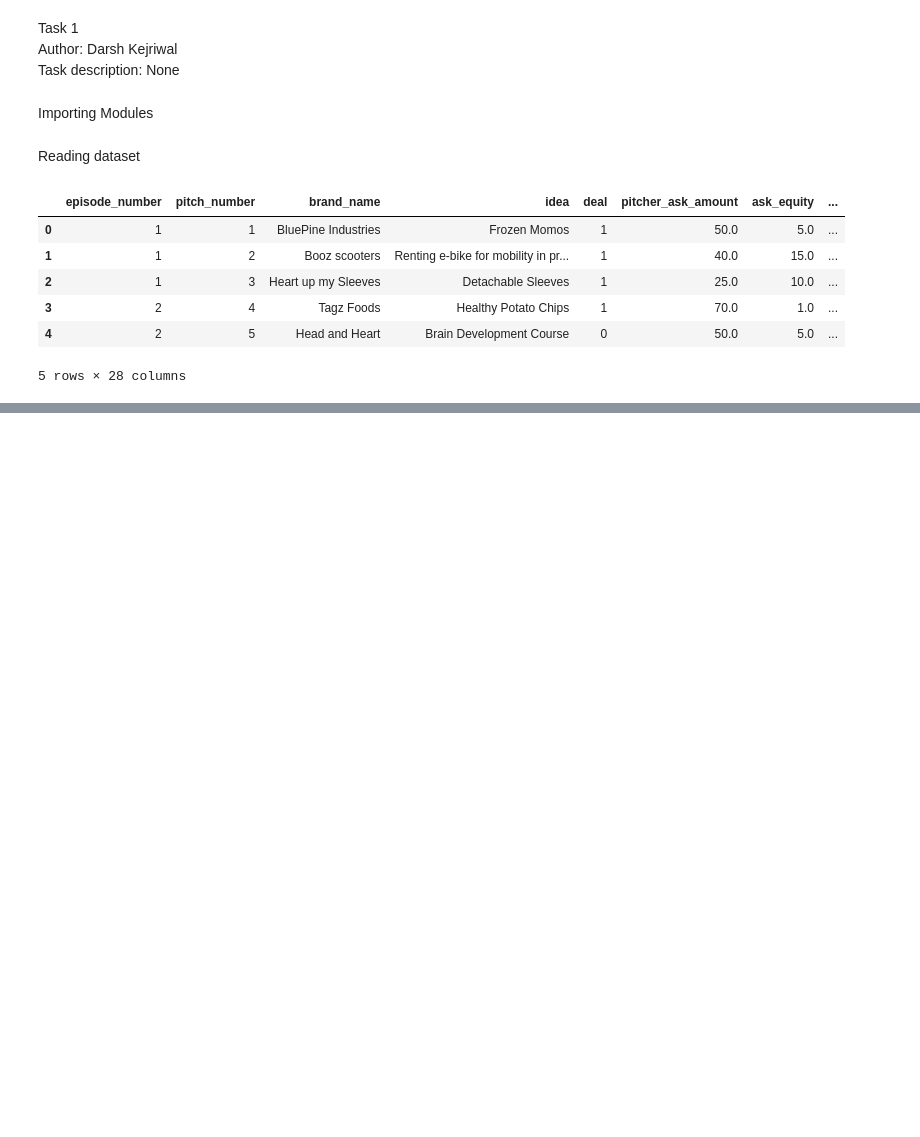
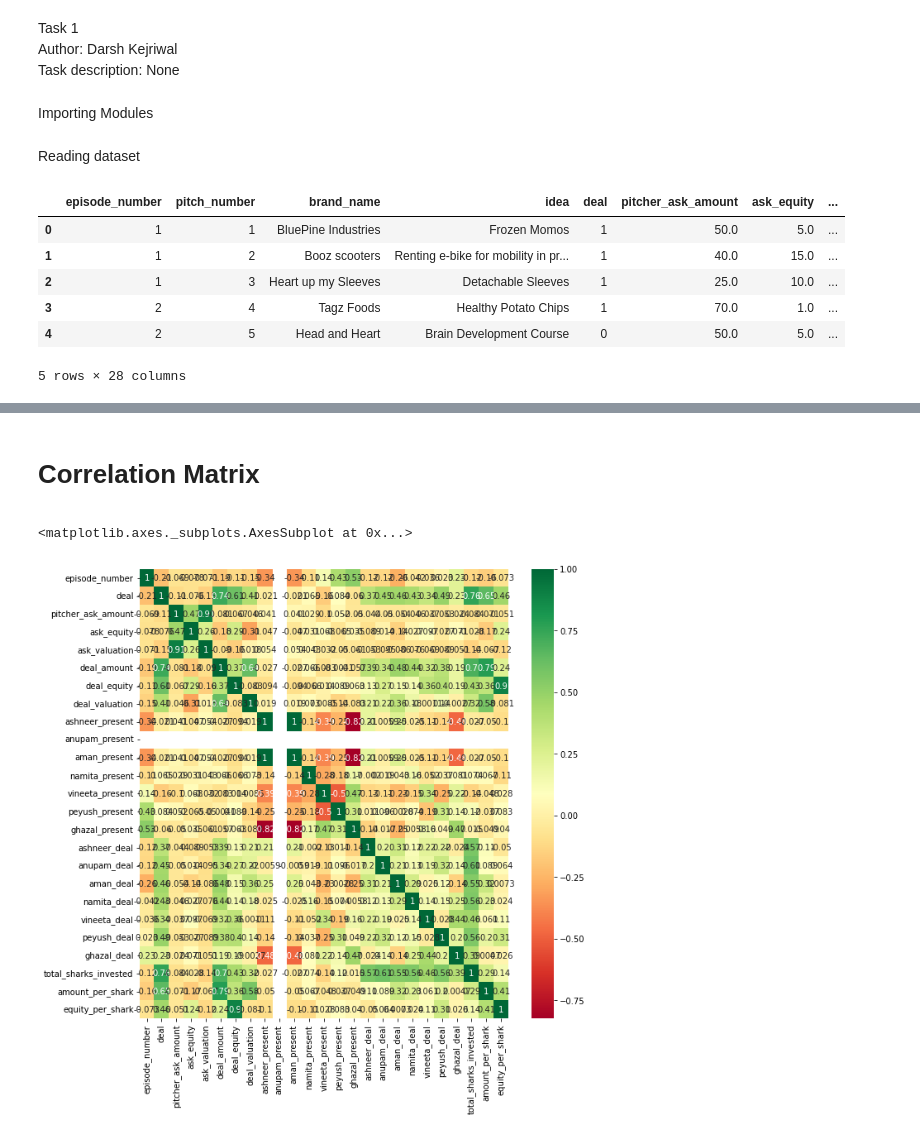
Before and after one commit to darshk07/VITMAS-datascience, a Jupyter notebook: Task 1/task1.ipynb, the cells around one changed output, grey strips where cells are left out. Drawn from its saved outputs; the diff is of its cells as text; code cells hidden in the pictures; blank space fills up the shorter version.

```diff
--- a/Task 1/task1.ipynb
+++ b/Task 1/task1.ipynb
@@ -32,0 +164,11 @@ data.head()
+# %% [markdown]
+**<h1>Correlation Matrix**
+# %%
+corrmat = data.corr()
+top_corr_features = corrmat.index
+plt.figure(figsize=(10,10))
+#plot heat map
+sns.heatmap(data[top_corr_features].corr(),annot=True, cmap="RdYlGn")
+# %% [output]
+<matplotlib.axes._subplots.AxesSubplot at 0x...>
+[figure, added]
```
Also changed, not shown: parts of 31 cells of this notebook.
